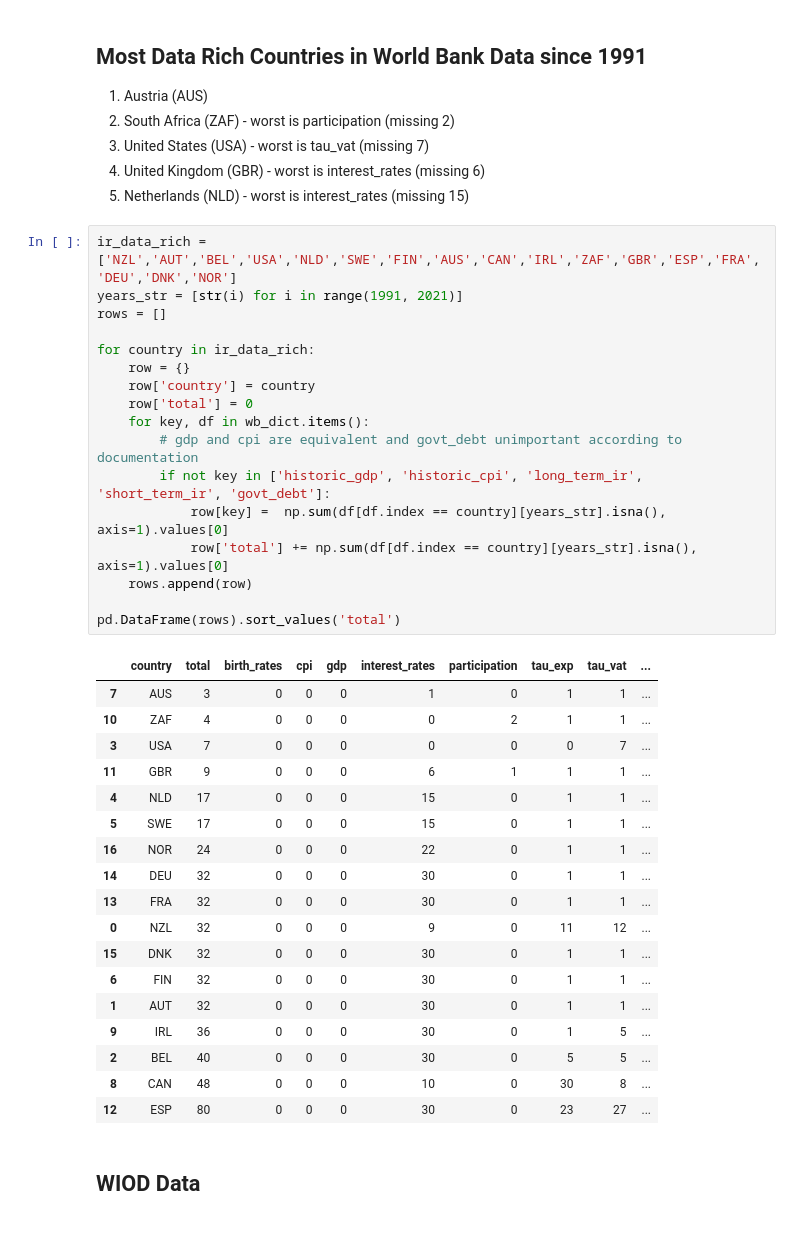
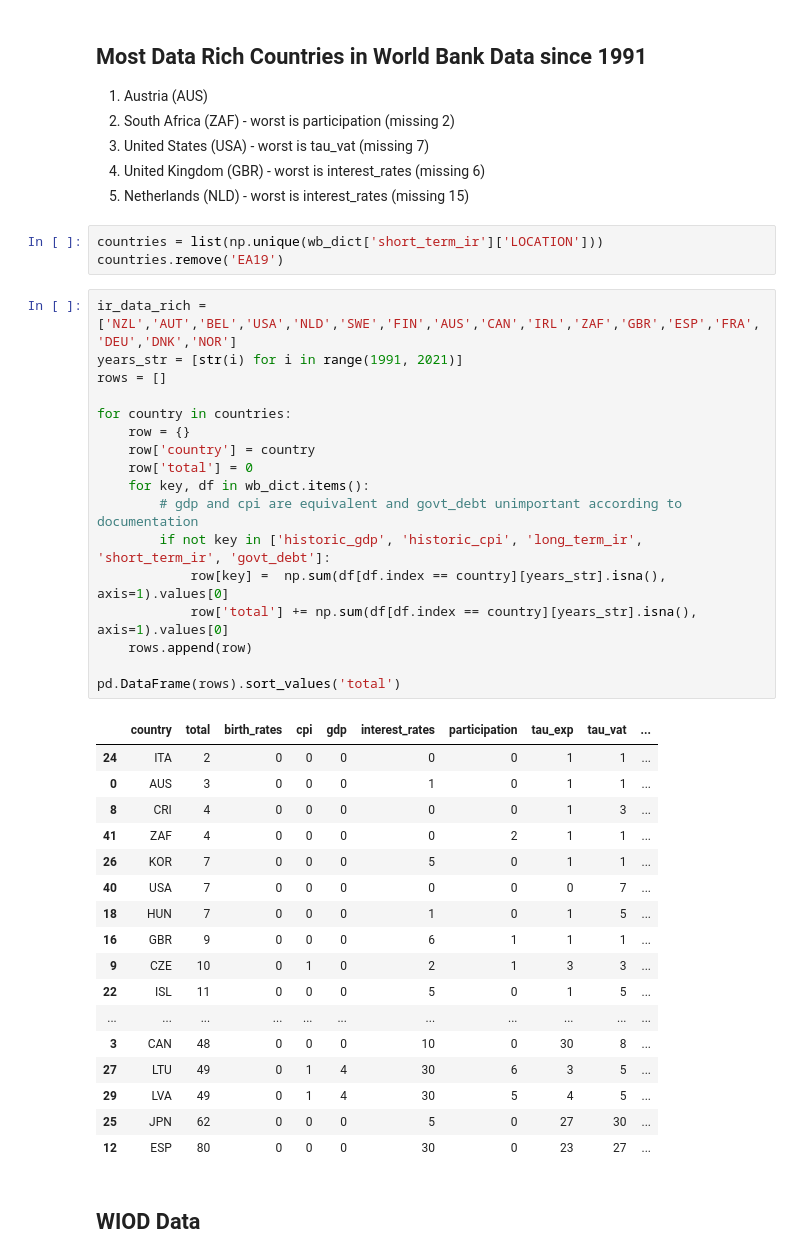
Before and after one commit to matthewbbone/macro-model-eda, a Jupyter notebook: test.ipynb, the cells around one changed output. Drawn from its saved outputs; the diff is of its cells as text; blank space fills up the shorter version.

```diff
--- a/test.ipynb
+++ b/test.ipynb
@@ -121,41 +121,43 @@ wb_missing_ir(wb_dict)
 2. United States (USA) - worst is tau_vat (missing 7)
 3. United Kingdom (GBR) - worst is interest_rates (missing 6)
 5. Netherlands (NLD) - worst is interest_rates (missing 15)
+# %%
+countries = list(np.unique(wb_dict['short_term_ir']['LOCATION']))
+countries.remove('EA19')
 # %%
 ir_data_rich = ['NZL','AUT','BEL','USA','NLD','SWE','FIN','AUS','CAN','IRL','ZAF','GBR','ESP','FRA','DEU','DNK','NOR']
 years_str = [str(i) for i in range(1991, 2021)]
 rows = []
 
-for country in ir_data_rich:
+for country in countries:
     row = {}
     row['country'] = country
     row['total'] = 0
     for key, df in wb_dict.items():
         # gdp and cpi are equivalent and govt_debt unimportant according to documentation
         if not key in ['historic_gdp', 'historic_cpi', 'long_term_ir', 'short_term_ir', 'govt_debt']:
             row[key] =  np.sum(df[df.index == country][years_str].isna(), axis=1).values[0]
             row['total'] += np.sum(df[df.index == country][years_str].isna(), axis=1).values[0]
     rows.append(row)
 
 pd.DataFrame(rows).sort_values('total')
 # %% [output]
 |  | country | total | birth_rates | cpi | gdp | interest_rates | participation | tau_exp | tau_vat | ... |
-| 7 | AUS | 3 | 0 | 0 | 0 | 1 | 0 | 1 | 1 | ... |
-| 10 | ZAF | 4 | 0 | 0 | 0 | 0 | 2 | 1 | 1 | ... |
-| 3 | USA | 7 | 0 | 0 | 0 | 0 | 0 | 0 | 7 | ... |
-| 11 | GBR | 9 | 0 | 0 | 0 | 6 | 1 | 1 | 1 | ... |
-| 4 | NLD | 17 | 0 | 0 | 0 | 15 | 0 | 1 | 1 | ... |
-| 5 | SWE | 17 | 0 | 0 | 0 | 15 | 0 | 1 | 1 | ... |
-| 16 | NOR | 24 | 0 | 0 | 0 | 22 | 0 | 1 | 1 | ... |
-| 14 | DEU | 32 | 0 | 0 | 0 | 30 | 0 | 1 | 1 | ... |
-| 13 | FRA | 32 | 0 | 0 | 0 | 30 | 0 | 1 | 1 | ... |
-| 0 | NZL | 32 | 0 | 0 | 0 | 9 | 0 | 11 | 12 | ... |
-| 15 | DNK | 32 | 0 | 0 | 0 | 30 | 0 | 1 | 1 | ... |
-| 6 | FIN | 32 | 0 | 0 | 0 | 30 | 0 | 1 | 1 | ... |
-| 1 | AUT | 32 | 0 | 0 | 0 | 30 | 0 | 1 | 1 | ... |
-| 9 | IRL | 36 | 0 | 0 | 0 | 30 | 0 | 1 | 5 | ... |
-| 2 | BEL | 40 | 0 | 0 | 0 | 30 | 0 | 5 | 5 | ... |
-| 8 | CAN | 48 | 0 | 0 | 0 | 10 | 0 | 30 | 8 | ... |
+| 24 | ITA | 2 | 0 | 0 | 0 | 0 | 0 | 1 | 1 | ... |
+| 0 | AUS | 3 | 0 | 0 | 0 | 1 | 0 | 1 | 1 | ... |
+| 8 | CRI | 4 | 0 | 0 | 0 | 0 | 0 | 1 | 3 | ... |
+| 41 | ZAF | 4 | 0 | 0 | 0 | 0 | 2 | 1 | 1 | ... |
+| 26 | KOR | 7 | 0 | 0 | 0 | 5 | 0 | 1 | 1 | ... |
+| 40 | USA | 7 | 0 | 0 | 0 | 0 | 0 | 0 | 7 | ... |
+| 18 | HUN | 7 | 0 | 0 | 0 | 1 | 0 | 1 | 5 | ... |
+| 16 | GBR | 9 | 0 | 0 | 0 | 6 | 1 | 1 | 1 | ... |
+| 9 | CZE | 10 | 0 | 1 | 0 | 2 | 1 | 3 | 3 | ... |
+| 22 | ISL | 11 | 0 | 0 | 0 | 5 | 0 | 1 | 5 | ... |
+| ... | ... | ... | ... | ... | ... | ... | ... | ... | ... | ... |
+| 3 | CAN | 48 | 0 | 0 | 0 | 10 | 0 | 30 | 8 | ... |
+| 27 | LTU | 49 | 0 | 1 | 4 | 30 | 6 | 3 | 5 | ... |
+| 29 | LVA | 49 | 0 | 1 | 4 | 30 | 5 | 4 | 5 | ... |
+| 25 | JPN | 62 | 0 | 0 | 0 | 5 | 0 | 27 | 30 | ... |
 | 12 | ESP | 80 | 0 | 0 | 0 | 30 | 0 | 23 | 27 | ... |
 # %% [markdown]
 ## WIOD Data
```
Also changed, not shown: parts of 2 cells of this notebook, 4 other files.
